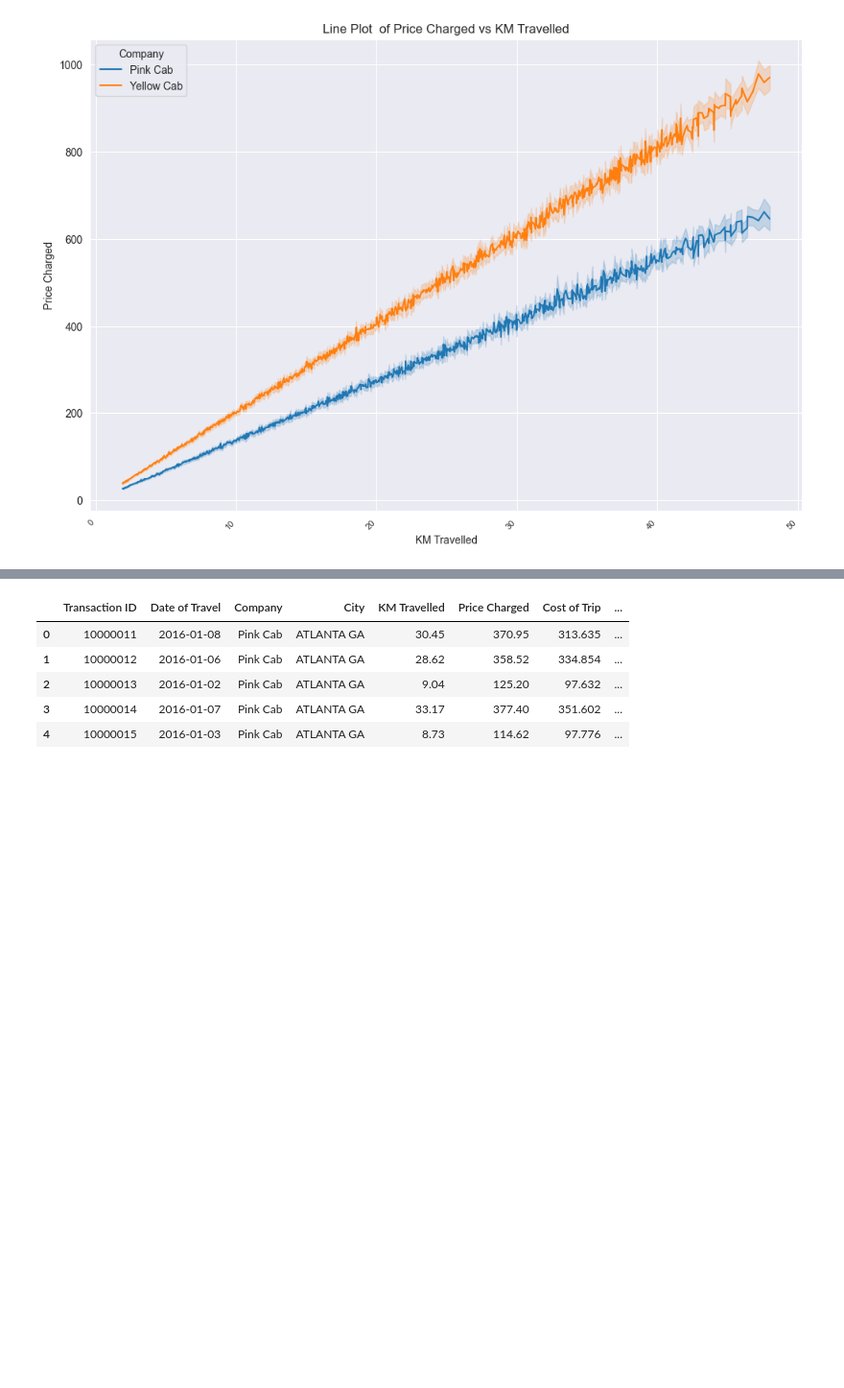
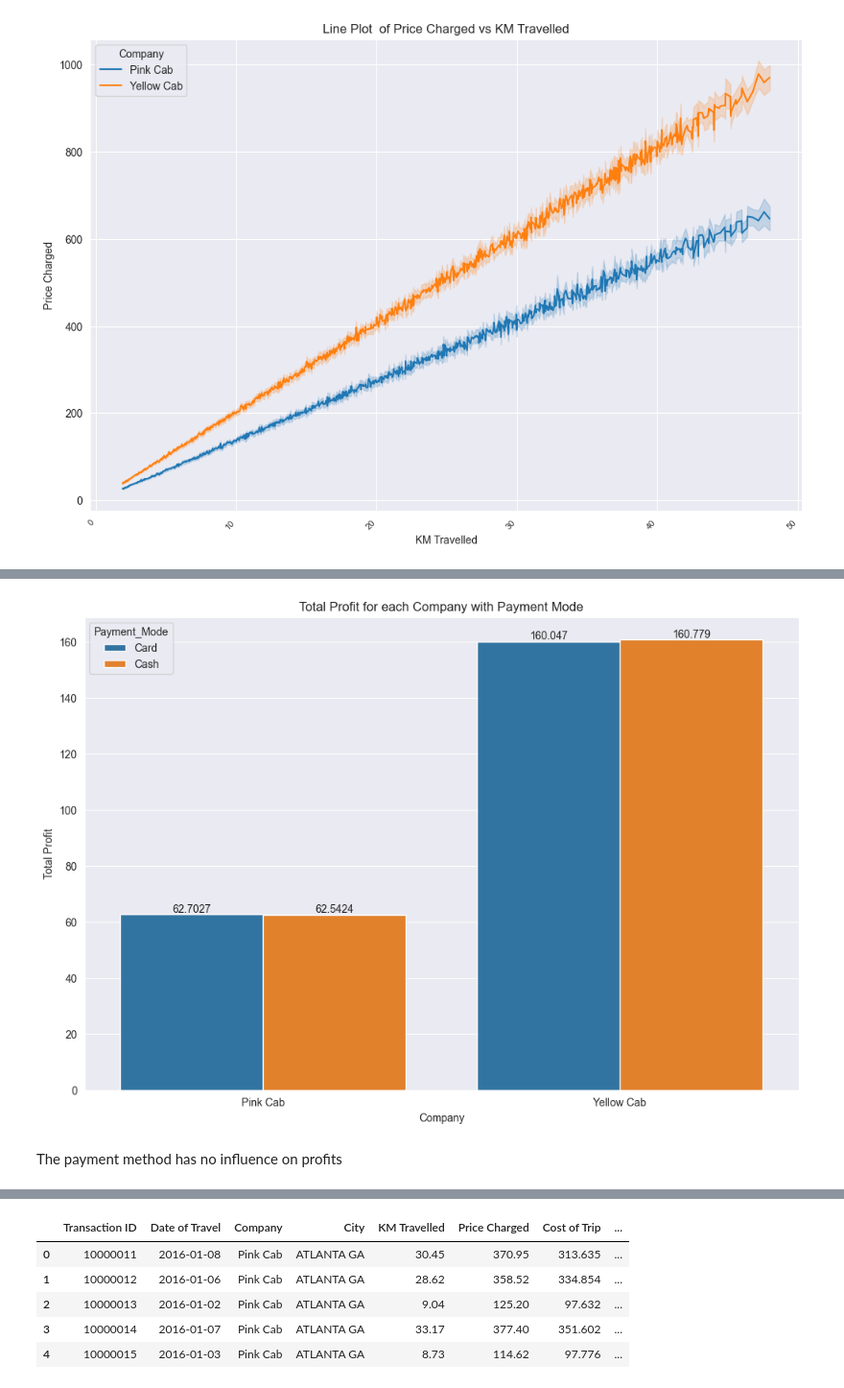
Before and after one commit to MuhammadNurilHuda/G2M-Cab-Investment, a Jupyter notebook: Data Preparation.ipynb, the cells around one changed output, grey strips where cells are left out. Shown at 96% size. Saved outputs shown, nothing was run; the diff lists cells and outputs as text; code cells hidden in the pictures; blank space fills up the shorter version.

```diff
--- a/Data Preparation.ipynb
+++ b/Data Preparation.ipynb
@@ -631,0 +660,4 @@ Yellow Cab charges a higher price than Pink Cab
+# %%
+df_grouped = df_used.groupby(['Company', 'Payment_Mode']).agg({'Profit':['mean', 'sum']}).reset_index()
+df_grouped.columns = ['Company', 'Payment_Mode', 'Mean Profit', 'Total Profit']
+df_grouped.head()
@@ -631,0 +670,12 @@ Yellow Cab charges a higher price than Pink Cab
+# %%
+ax = sns.barplot(data=df_grouped, x='Company', y='Mean Profit', hue='Payment_Mode')
+plt.title('Total Profit for each Company with Payment Mode')
+plt.xlabel('Company')
+plt.ylabel('Total Profit')
+ax.bar_label(ax.containers[0], fontsize=10)
+ax.bar_label(ax.containers[1], fontsize=10)
+plt.show()
+# %% [output]
+[figure, added]
+# %% [markdown]
+The payment method has no influence on profits
```
Also changed, not shown: parts of 15 cells of this notebook.
